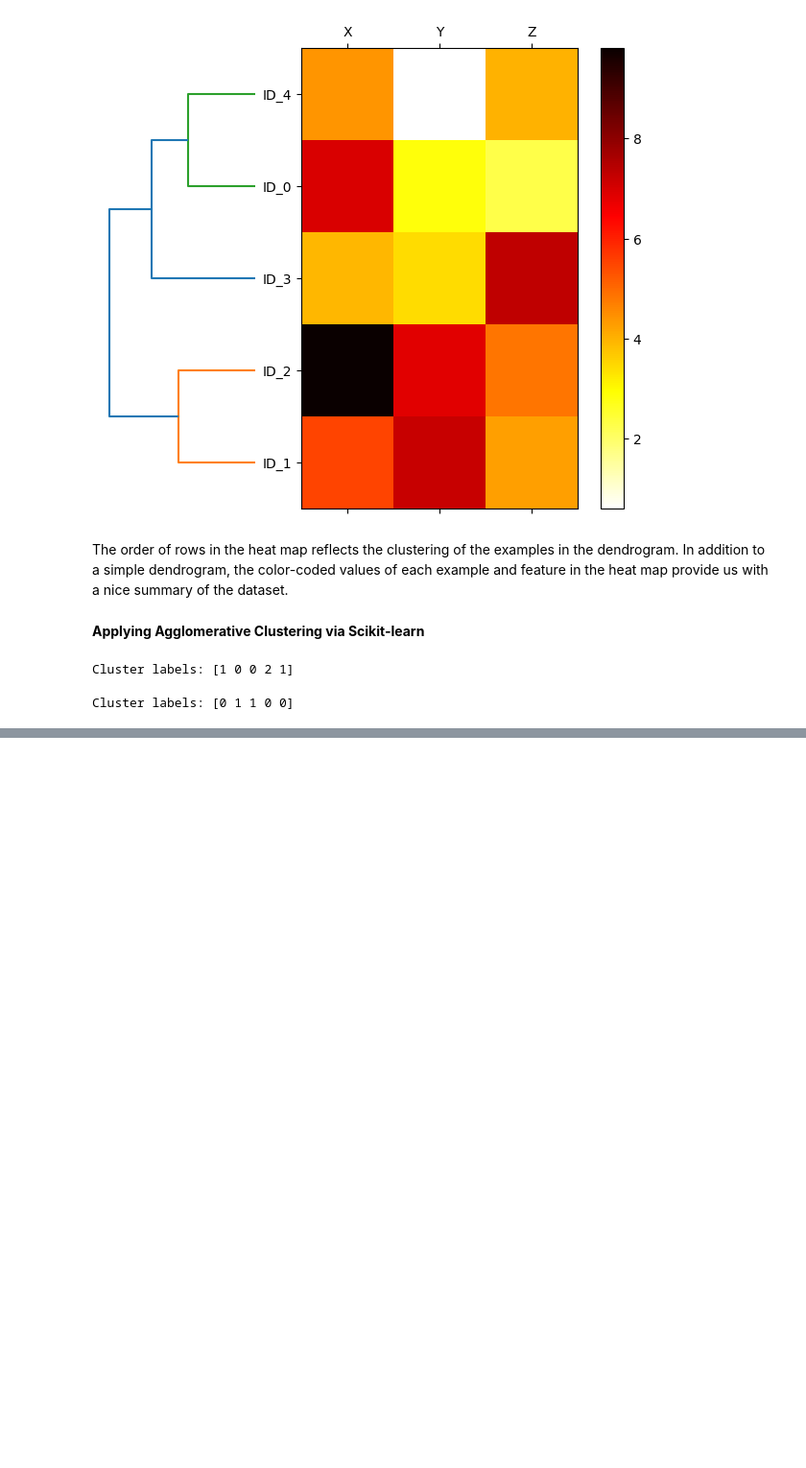
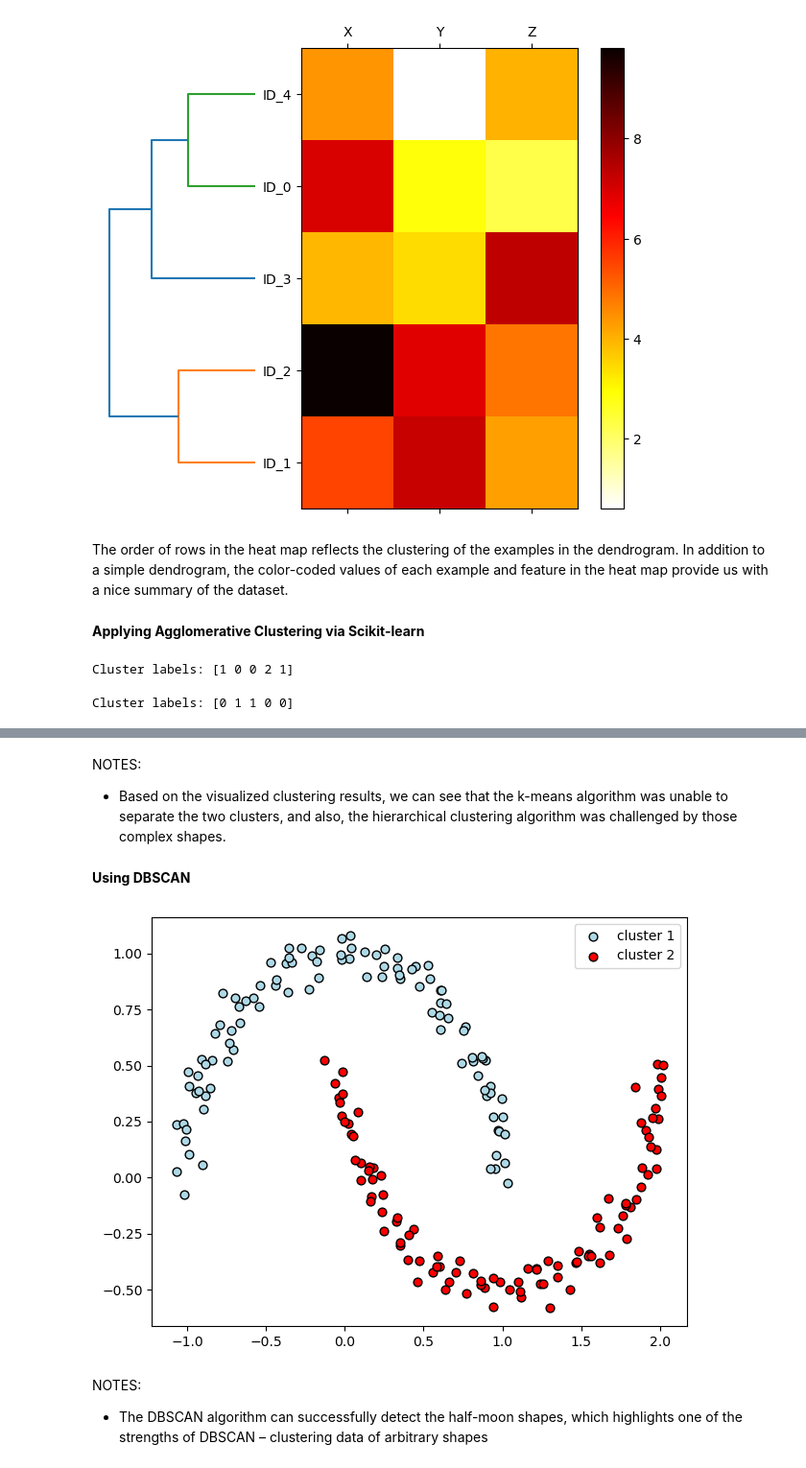
Before and after one commit to bahategar/Preparation, a Jupyter notebook: MachineLearning/Python_ML-packt/11-ClusteringAnalysis.ipynb, the cells around one changed output, grey strips where cells are left out. Shown: that part at 96% size. Saved outputs shown, nothing was run; the diff lists cells and outputs as text; code cells hidden in the pictures; blank space fills up the shorter version.

```diff
--- a/MachineLearning/Python_ML-packt/11-ClusteringAnalysis.ipynb
+++ b/MachineLearning/Python_ML-packt/11-ClusteringAnalysis.ipynb
@@ -337,0 +403,33 @@ Cluster labels: [0 1 1 0 0]
+# %% [markdown]
+NOTES:
+- Based on the visualized clustering results, we can see that the k-means algorithm was unable to separate the two clusters, and also, the hierarchical clustering algorithm was challenged by those complex shapes.
+# %% [markdown]
+**Using DBSCAN**
+# %%
+from sklearn.cluster import DBSCAN
+db = DBSCAN(eps=0.2,
+            min_samples=5,
+            metric='euclidean')
+y_db = db.fit_predict(X)
+plt.scatter(X[y_db==0, 0],
+            X[y_db==0, 1],
+            c='lightblue',
+            edgecolor='black',
+            marker='o',
+            s=40,
+            label='cluster 1')
+plt.scatter(X[y_db==1, 0],
+            X[y_db==1, 1],
+            c='red',
+            edgecolor='black',
+            marker='o',
+            s=40,
+            label='cluster 2')
+plt.legend()
+plt.tight_layout()
+plt.show()
+# %% [output]
+[figure, added]
+# %% [markdown]
+NOTES:
+- The DBSCAN algorithm can successfully detect the half-moon shapes, which highlights one of the strengths of DBSCAN – clustering data of arbitrary shapes
```
Also changed, not shown: parts of 6 cells of this notebook, 2 other files.
